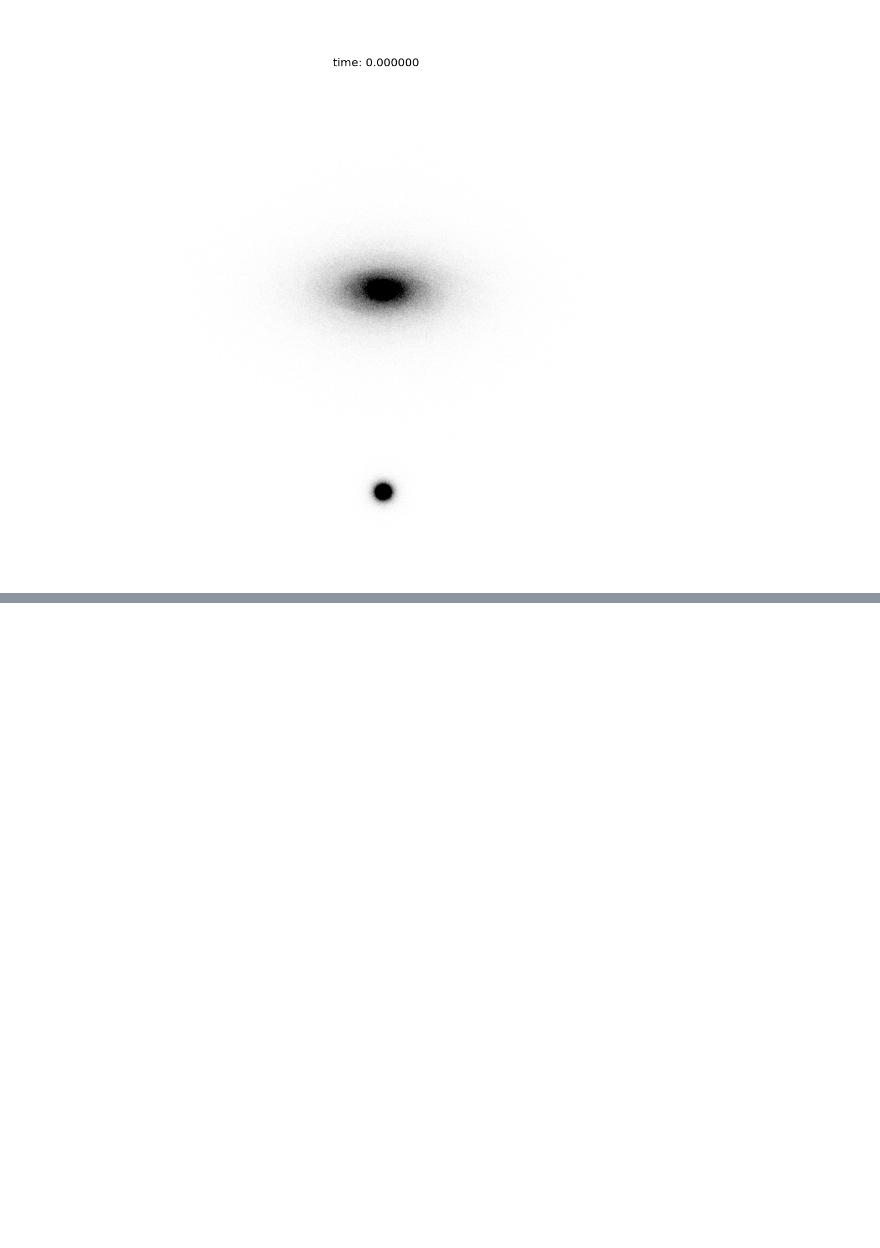
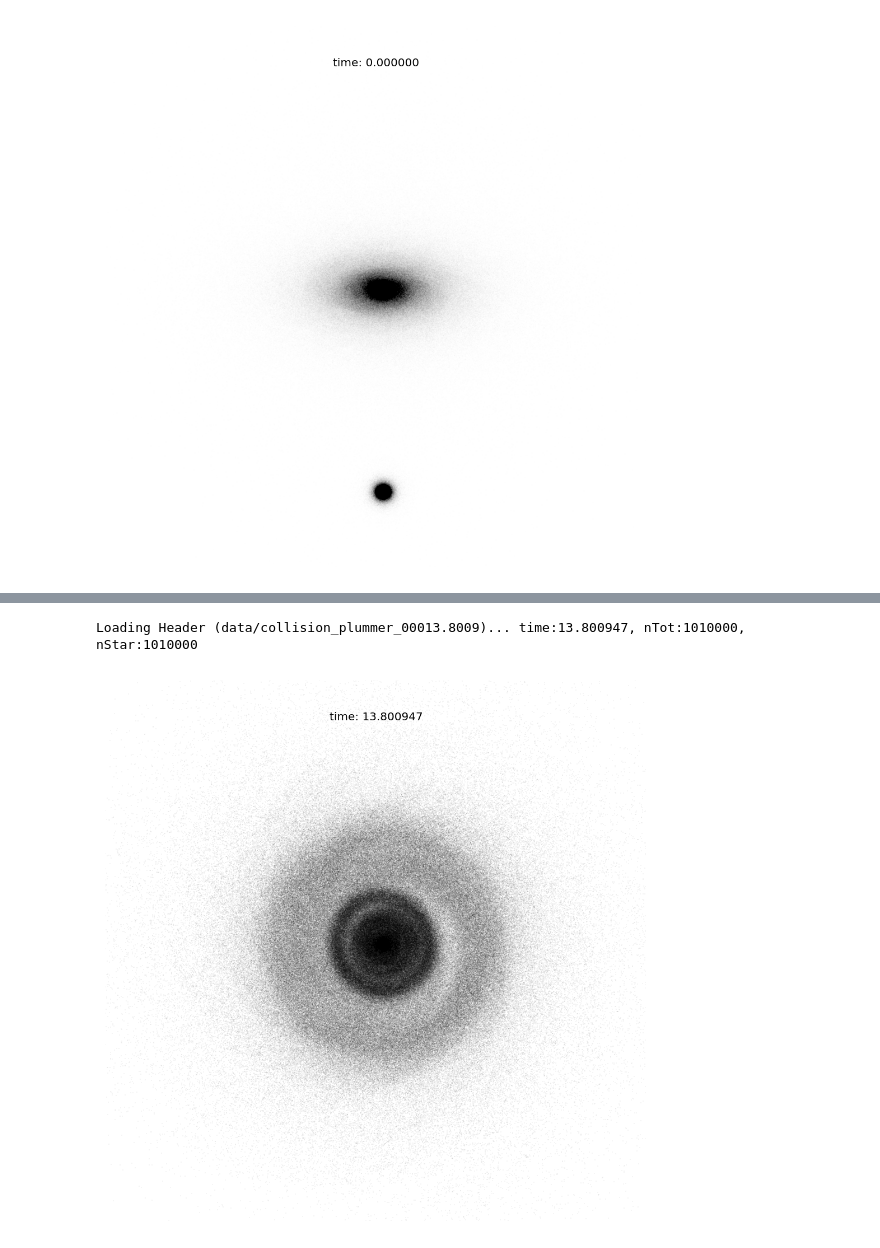
Before and after one commit to fizxmike/bonsai_phys241, a Jupyter notebook: Collision.ipynb, the cells around one changed output, grey strips where cells are left out. Drawn from its saved outputs; the diff is of its cells as text; code cells hidden in the pictures; blank space fills up the shorter version.

Commit message:
doxygen update, working on top view plot in collision notebook

```diff
--- a/Collision.ipynb
+++ b/Collision.ipynb
@@ -21,0 +38,5 @@ Loading Header (initial/warm_ball.tipsy)... time:10.000411, nTot:200000, nStar:2
+# %%
+reload(tipsy)snap = tipsy.Stars('data/collision_plummer_00013.8009')snap.save_figure('collision_rings1',lim=4,elevAng=90,pointsize=.1,IDs=range(200000,900000))#display ringfrom IPython.core.display import ImageImage(filename='collision_rings1.png')
+# %% [output]
+Loading Header (data/collision_plummer_00013.8009)... time:13.800947, nTot:1010000, nStar:1010000
+[figure, added]
```
Also changed, not shown: parts of 5 cells of this notebook, 22 other files.
